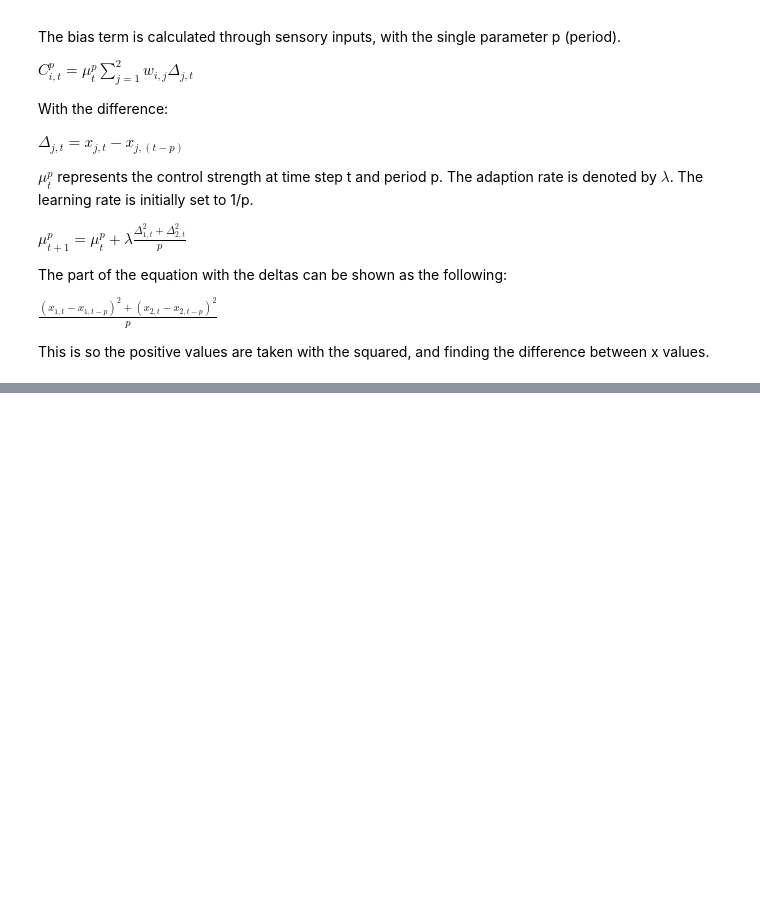
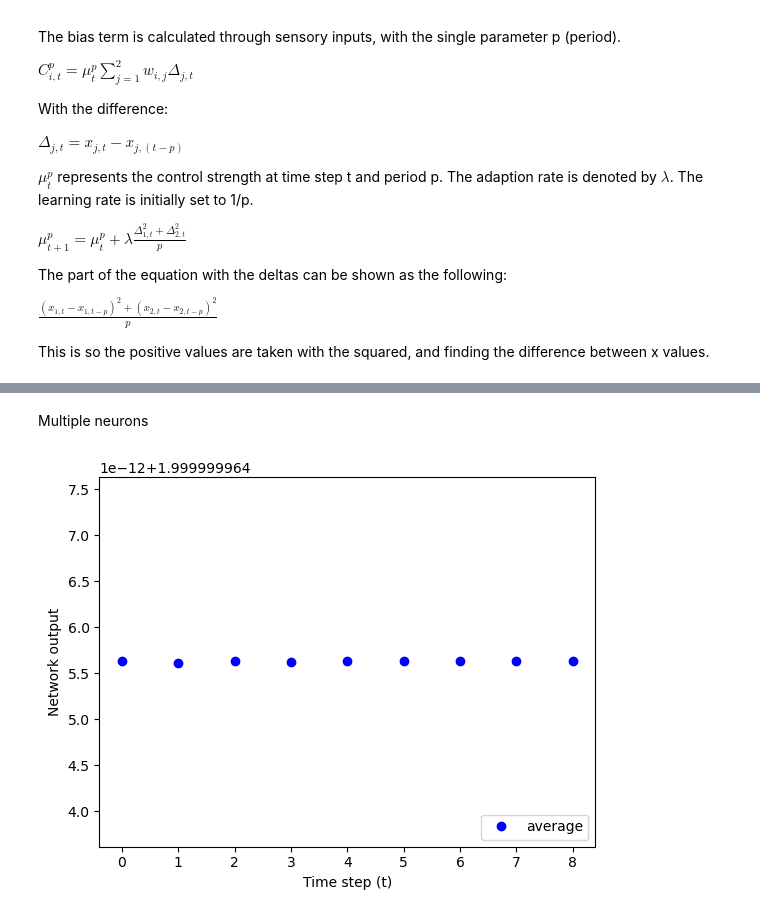
Before and after one commit to shepai/Chaos-Robotics, a Jupyter notebook: Simulation/OpenAIGym/open_ai_example.ipynb, the cells around one changed output, grey strips where cells are left out. Saved outputs shown, nothing was run; the diff lists cells and outputs as text; code cells hidden in the pictures; blank space fills up the shorter version.

Commit message:
look at multiple neurons

```diff
--- a/Simulation/OpenAIGym/open_ai_example.ipynb
+++ b/Simulation/OpenAIGym/open_ai_example.ipynb
@@ -702,0 +701,48 @@ plt.show()
+# %% [markdown]
+Multiple neurons
+# %%
+#implementing this with random generation
+steps=631
+lambda_=0.05
+pp=[1,4,5,8,9]
+p_count=1
+num=4
+mus=np.zeros((steps,))
+mus[0]=-1
+x=np.zeros((num,steps))
+x[0][0]=random.randint(0,num)
+x[1][0]=random.randint(0,num)
+Cp=np.zeros((num,steps))
+Cp[0][0]=1
+Cp[1][0]=1
+thetas=np.random.normal(1,0.5,(num,1)) #bias terms
+weights=np.random.normal(1,0.5,(num,num))
+
+outputs=np.zeros((2,steps))
+
+def step_m(num,t,mus,Cp,x):
+    global p_count
+    p=pp[p_count]
+    #apply mathematic formula
+    mus[t+1]=(mus[t-1]**p)+lambda_*(((x[0][t-1]-x[0][t-1-p])**2+(x[1][t-1]-x[1][t-1-p])**2)/p)
+    Cp[:,t]=(mus[t])*np.sum(weights*(x[:,t]-x[:,t-p]),axis=1)
+    a=np.sum(weights*x[:,t])
+    for i in range(num):
+        x[i][t+1]=sigmoid(thetas[i]+a+Cp[i][t])
+    return x
+t=1
+for st in range(steps-2):
+    #loop through the generation loop
+    t=st+1
+    x=step_m(num,t,mus,Cp,x)
+
+plt.ylabel("Network output")
+plt.xlabel("Time step (t)")
+
+avg_out=(np.sum(x,axis=0))/2
+plt.plot(avg_out[10:100],'bo',label="average")
+#plt.plot(avg_out,'bo',c="g")
+plt.legend(loc="lower right")
+plt.show()
+# %% [output]
+[figure, added]
```
Also changed, not shown: parts of 2 cells of this notebook.
